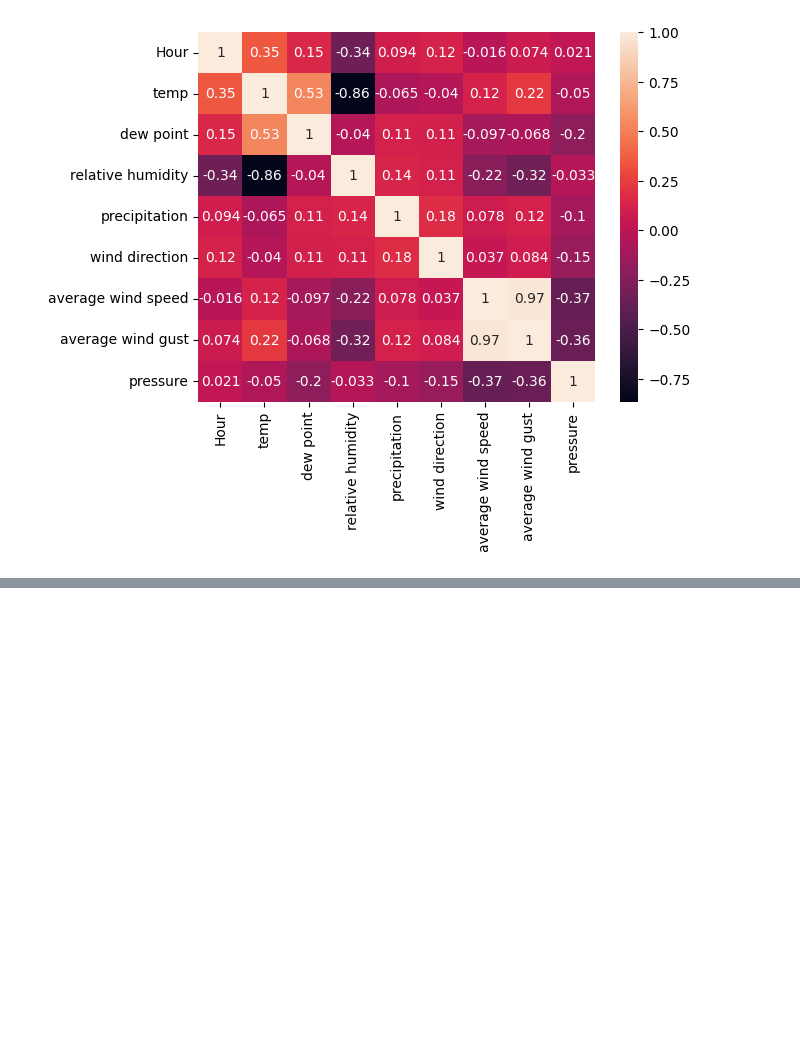
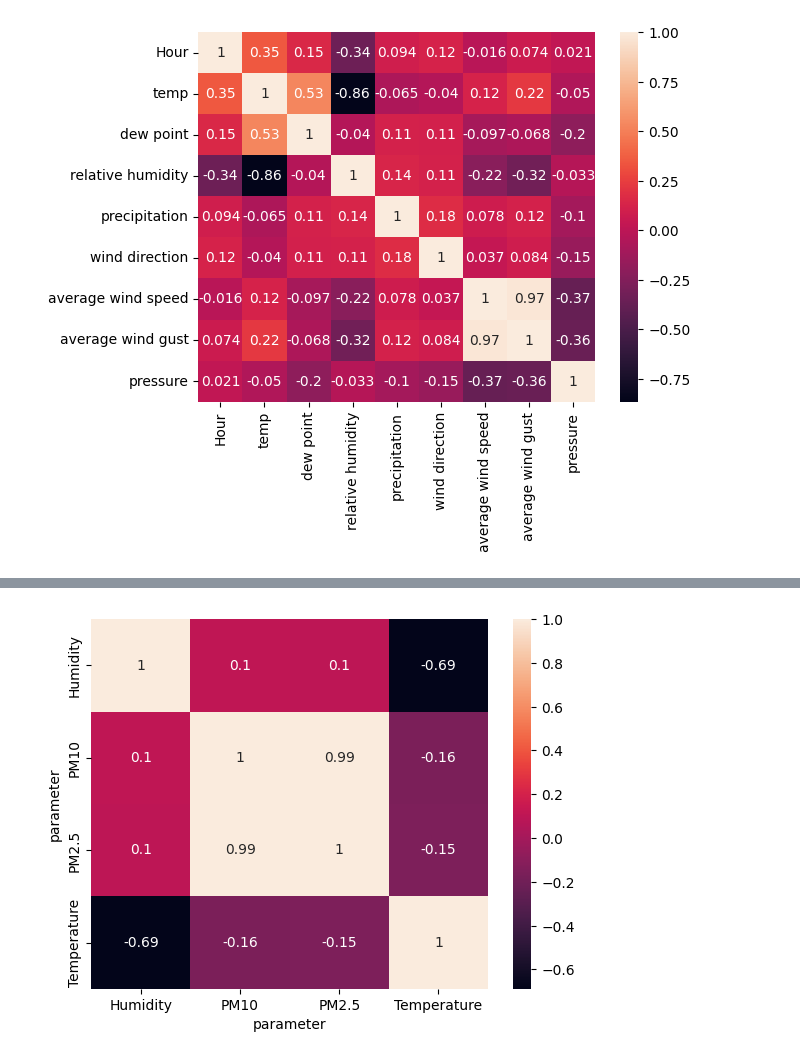
Before and after one commit to shaonsani/shaonsani-amse-template, a Jupyter notebook: project/report.ipynb, the cells around one changed output, grey strips where cells are left out. Saved outputs shown, nothing was run; the diff lists cells and outputs as text; code cells hidden in the pictures; blank space fills up the shorter version.

```diff
--- a/project/report.ipynb
+++ b/project/report.ipynb
@@ -218,0 +251,24 @@ ValueError: could not convert string to float: 'u1h2fen'
+# %%
+# Aggregate duplicate entries by taking the mean value
+aachen_mobilithek_data = aachen_mobilithek_data.drop('Geohash7', axis=1)
+aggregated_df = aachen_mobilithek_data.groupby(['Period', 'parameter']).mean().reset_index()
+
+# Reconstruct the dataset using pivot
+reconstructed_df = aggregated_df.pivot(index='Period', columns='parameter', values='value').reset_index()
+
+# Exclude non-numeric columns from correlation calculation
+numeric_cols = reconstructed_df.select_dtypes(include=['float64', 'int64']).columns
+numeric_df = reconstructed_df[numeric_cols]
+
+# Convert non-convertible values to NaN
+numeric_df = numeric_df.apply(pd.to_numeric, errors='coerce')
+
+# Calculate the correlation matrix
+corr_matrix = numeric_df.corr()
+
+# Display the correlation matrix
+
+sn.heatmap(corr_matrix, annot=True)
+plt.show()
+# %% [output]
+[figure, added]
```
Also changed, not shown: parts of 9 cells of this notebook, 3 other files.
